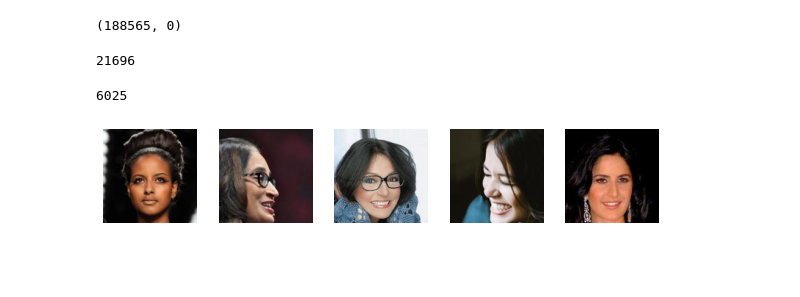
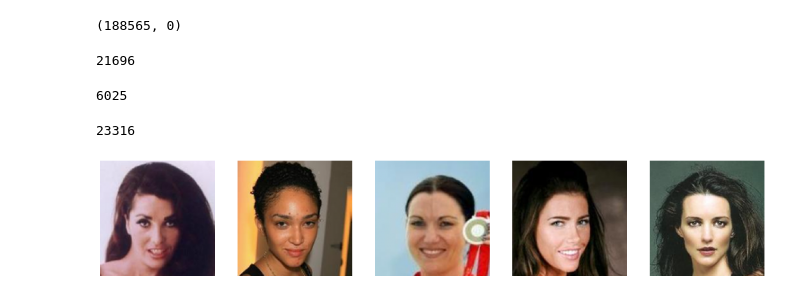
Before and after one commit to GrueneKatze/GANs, a Jupyter notebook: Face_generation.ipynb, the cells around one changed output. Cells and saved outputs as stored; diff of their text form; code cells hidden in the pictures; blank space fills up the shorter version.

```diff
--- a/Face_generation.ipynb
+++ b/Face_generation.ipynb
@@ -287,38 +289,43 @@ len(os.listdir('/content/gdrive/MyDrive/Celeba/femblackh'))
 len(os.listdir('/content/gdrive/MyDrive/Celeba/femblackh'))
 # %% [output]
 6025
+# %%
+dir = r'C:\Users\Tanya\Desktop\GAN_Celeba\fbh'
+len(os.listdir(dir))
+# %% [output]
+23316
 # %%
 #4
 # %%
 
 #
 
-PIC_DIR = '/content/gdrive/MyDrive/Celeba/fbh_/'#'/content/gdrive/MyDrive/Celeba/cel/img_align_celeba/'
+PIC_DIR = dir#'/content/gdrive/MyDrive/Celeba/fbh_/'#'/content/gdrive/MyDrive/Celeba/cel/img_align_celeba/'
 #r'C:\Users\Tanya\Desktop\img_align_celeba'#r'C:\Users\Tanya\Desktop\GAN_Celeba\img_align_celeba'
 
 IMAGES_COUNT = 23316
 ORIG_WIDTH = 178
 ORIG_HEIGHT = 208
 diff = (ORIG_HEIGHT - ORIG_WIDTH) // 2
 WIDTH = 128
 HEIGHT = 128
 crop_rect = (0, diff, ORIG_WIDTH, ORIG_HEIGHT - diff)
 images = []
 for pic_file in tqdm(os.listdir(PIC_DIR)[:IMAGES_COUNT]):
-    pic = Image.open(PIC_DIR + pic_file).crop(crop_rect)
+    pic = Image.open(PIC_DIR +'\\'+ pic_file).crop(crop_rect)
     pic.thumbnail((WIDTH, HEIGHT), Image.ANTIALIAS)
     images.append(np.uint8(pic)) #Normalize the images
 images = np.array(images) / 255
 images.shape
 #print first 5 images
 plt.figure(1, figsize=(20, 20))
 for i in range(5):
     plt.subplot(1, 5, i+1)
     plt.imshow(images[i])
     plt.axis('off')
 plt.show()
 # %% [output]
-[figure, old version]
+[figure, new version]
 # %%
 #https://github.com/nageshsinghc4/Face-generation-GAN/blob/master/face_GAN.ipynb
 LATENT_DIM = 32
```
Also changed, not shown: parts of 3 cells of this notebook.
